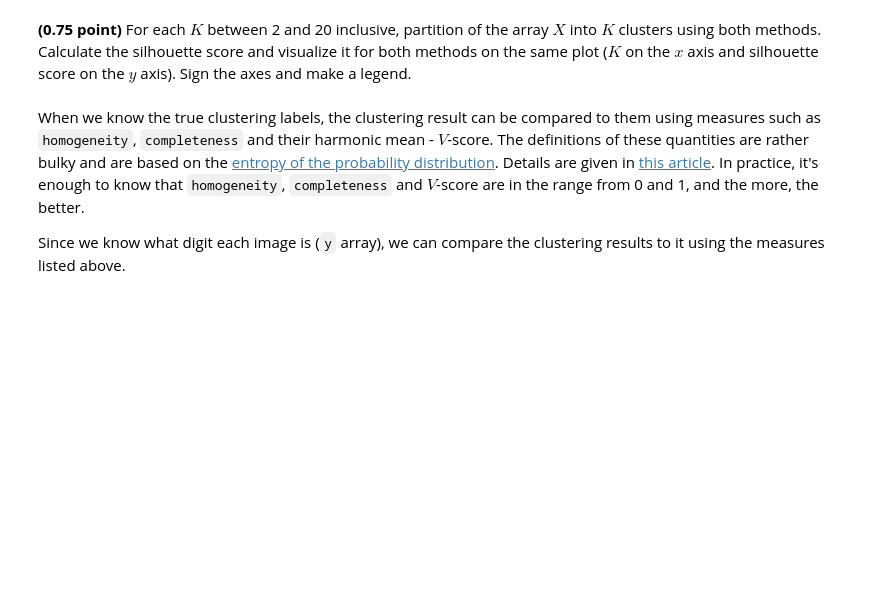
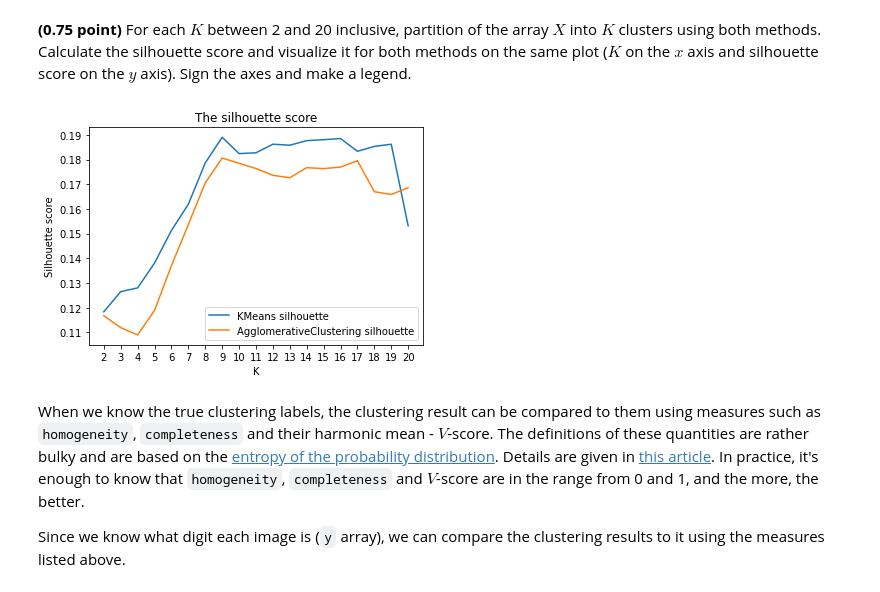
Before and after one commit to KateChubarova/ml-intro, a Jupyter notebook: 8_clustering/clustering.ipynb, the cells around one changed output. Drawn from its saved outputs; the diff is of its cells as text; code cells hidden in the pictures; blank space fills up the shorter version.

```diff
--- a/8_clustering/clustering.ipynb
+++ b/8_clustering/clustering.ipynb
@@ -217,6 +239,32 @@ $$
 The implementation of this metric in the `scikit-learn` is the `silhouette_score` function from the `metrics` submidule.
 # %% [markdown]
 **(0.75 point)** For each $K$ between 2 and 20 inclusive, partition of the array $X$ into $K$ clusters using both methods. Calculate the silhouette score and visualize it for both methods on the same plot ($K$ on the $x$ axis and silhouette score on the $y$ axis). Sign the axes and make a legend.
+# %%
+from sklearn.metrics import silhouette_score
+
+K = np.linspace(2, 20, num=19, dtype=int)
+km_silhouette = []
+agc_silhouette = []
+
+for k in K:
+    agc = AgglomerativeClustering(n_clusters = k)
+    agc.fit_predict(X)
+    agc_silhouette.append(silhouette_score(X, agc.labels_))
+
+    km = KMeans(n_clusters = k)
+    km.fit_predict(X)
+    km_silhouette.append(silhouette_score(X, km.labels_))
+# %%
+plt.title("The silhouette score")
+plt.ylabel('Silhouette score')
+plt.xlabel('K')
+plt.xticks(np.arange(0, 25))
+plt.plot(K, km_silhouette, label = "KMeans silhouette")
+plt.plot(K, agc_silhouette, label = "AgglomerativeClustering silhouette")
+plt.legend()
+plt.show()
+# %% [output]
+[figure, added]
 # %% [markdown]
 When we know the true clustering labels, the clustering result can be compared to them using measures such as `homogeneity`, `completeness` and their harmonic mean - $V$-score. The definitions of these quantities are rather bulky and are based on the [entropy of the probability distribution](https://ru.wikipedia.org/wiki/Информационная_энтропия). Details are given in [this article](http://aclweb.org/anthology/D/D07/D07-1043.pdf). In practice, it's enough to know that `homogeneity`, `completeness` and $V$-score are in the range from 0 and 1, and the more, the better.
 
```
Also changed, not shown: parts of 21 cells of this notebook.
